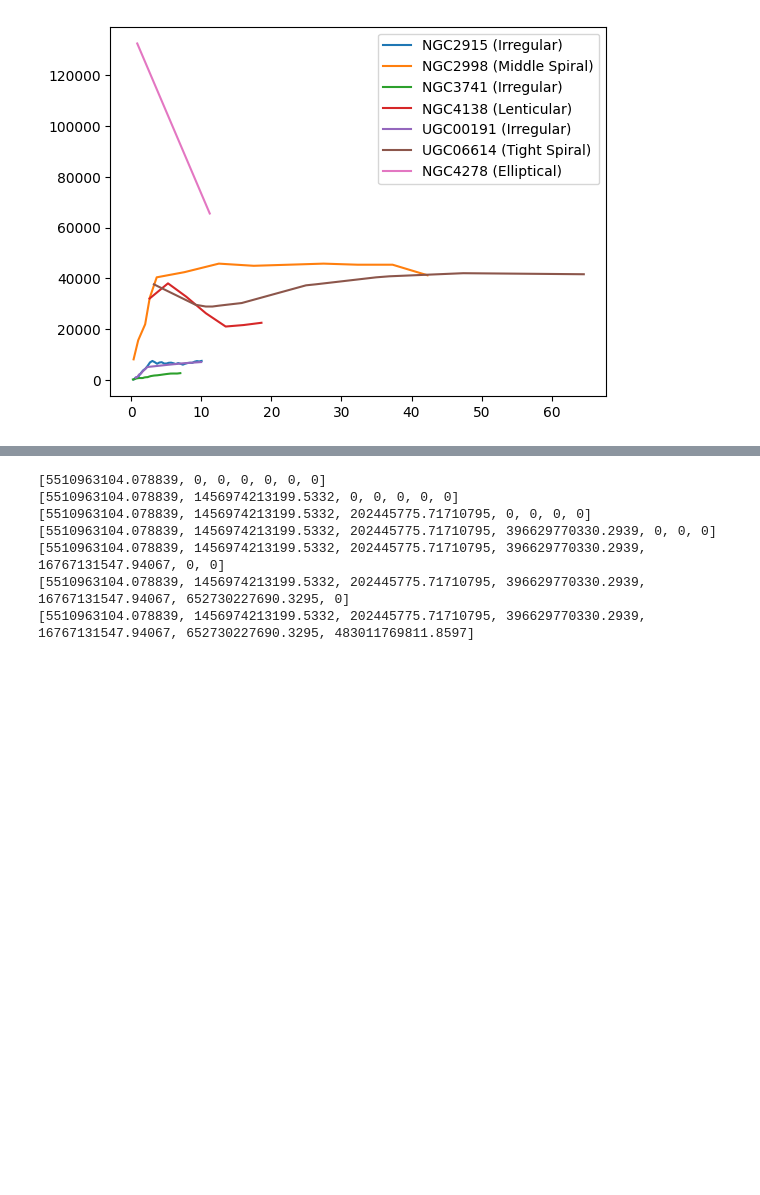
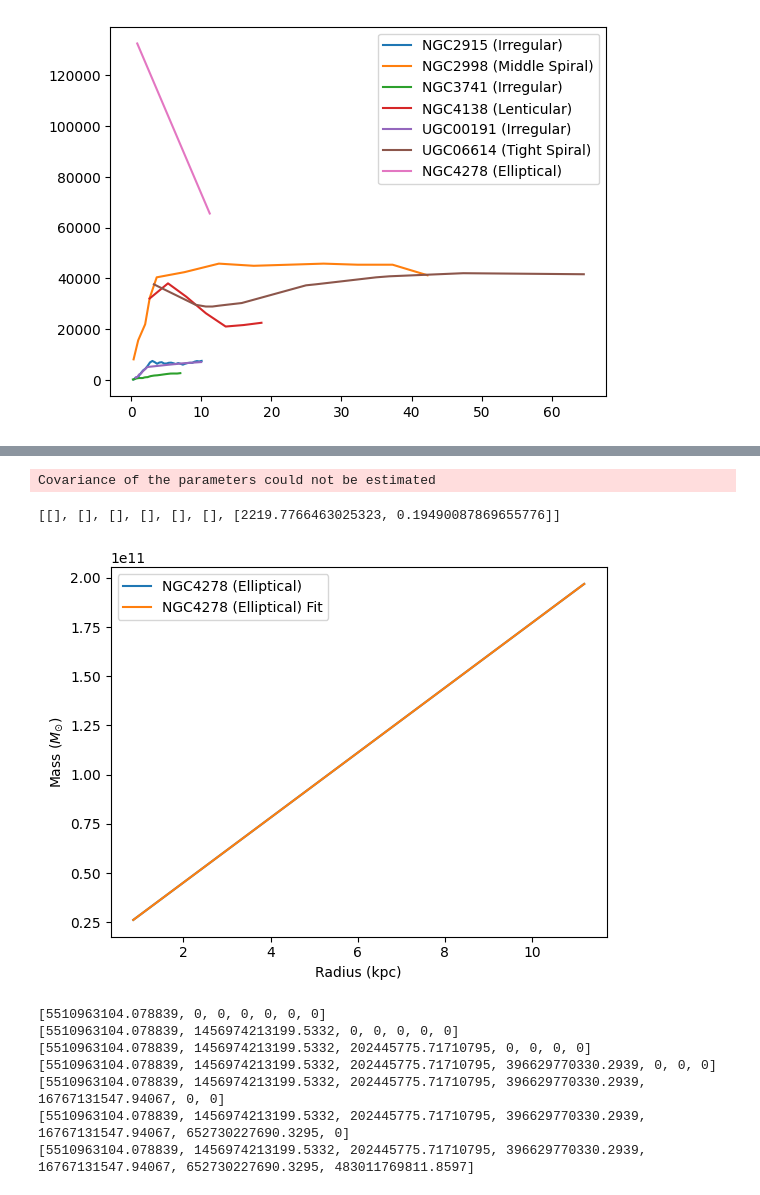
Before and after one commit to Jminding/ComputationalAstrophysics, a Jupyter notebook: Python/qualityflags.ipynb, the cells around one changed output, grey strips where cells are left out. Saved outputs shown, nothing was run; the diff lists cells and outputs as text; code cells hidden in the pictures; blank space fills up the shorter version.

```diff
--- a/Python/qualityflags.ipynb
+++ b/Python/qualityflags.ipynb
@@ -569,3 +554,69 @@ for i in range(len(galaxies)):
+# %%
+c = [6]
+# plot mass vs radius for each galaxy
+for i in range(len(galaxies)):
+    if i in c:
+        plt.plot(df3["Radius"].tolist()[i], mass[i], label=galaxy_legend[i])
+        # pass
+# plt.xscale("log")
+# plt.yscale("log")
+# plt.show()
+
+# fit an exponential equation to the mass function of each galaxy using np.polyfit
+mass_fits = [[]] * 7
+for i in range(len(galaxies)):
+    if i in c:
+        # use scipy curve_fit to match an exponential function to the data
+        # func = lambda x, a, b: a * np.exp(b * x)
+        def func(x, a, b):
+            return 1e7 * a * np.exp(abs(b) * x)
+            # return a * x ** 2 + b * x + c
+        maxfev = 1000000 # Increase the maximum number of function evaluations
+        ftol = 2.21e-16  # Set a lower convergence tolerance
+        popt, pcov = curve_fit(func, np.array(df3["Radius"].tolist()[i], dtype=np.float128), mass[i], method="trf", p0=[0.5, 0.5], maxfev=maxfev, ftol=ftol)
+        # do it using np.polyfit
+        # popt = np.polyfit(np.array(df3["Radius"].tolist()[i]), mass[i], 1)
+        mass_fits[i] = list(map(float, [popt[0], popt[1]]))
+        x = np.linspace(min(df3["Radius"].tolist()[i]), max(df3["Radius"].tolist()[i]), len(df3["Radius"].tolist()[i]))
+        plt.plot(x, func(np.array(df3["Radius"].tolist()[i]), *mass_fits[i]), label=galaxy_legend[i] + " Fit")
+print(mass_fits)
+
+plt.rcParams['text.usetex'] = True
+plt.xlabel(r"Radius (kpc)")
+plt.ylabel(r"Mass ($M_{\odot}$)")
+plt.rcParams['text.usetex'] = False
+
+# for i in range(len(galaxies)):
+#     if i == 2:
+#         a, b = mass_fits[i]
+#         plt.plot(df3["Radius"].tolist()[i], a * np.exp(b * np.array(df3["Radius"].tolist()[i])), label=galaxy_legend[i] + " Fit")
+
+# plt.yscale("log")
+# plt.xscale("log")
+plt.legend()
+plt.show()
+
+# print(mass_fits)
+# # Plot mass fits
+# for i in range(len(galaxies)):
+#     # plt.plot(r[i], mass[i], label=galaxy_legend[i])
+#         plt.plot(r[i], np.polyval(mass_fits[i], r[i]), label=galaxy_legend[i] + " Fit")
+# plt.legend()
+# plt.show()
+# for i in range(len(galaxies)):
+#     if i in [3, 5, 6]:
+#         print(np.polyval(mass_fits[i], 0))
+# # calculate R^2 for each mass fit
+# for i in range(len(galaxies)):
+#         residuals = [mass[i][j] - (float(mass_fits[i][0]) * r[i][j] + float(mass_fits[i][1])) for j in range(len(mass[i]))]
+#         ss_res = np.sum(residuals ** 2)
+#         ss_tot = np.sum((mass[i] - np.mean(mass[i])) ** 2)
+#         r_squared = 1 - (ss_res / ss_tot)
+#         print(r_squared)
+# %% [output]
+Covariance of the parameters could not be estimated
+[[], [], [], [], [], [], [2219.7766463025323, 0.19490087869655776]]
+[figure, added]
 # %%
 added_luminosities = [0] * 7
 # Plot luminosity vs radius for each galaxy
```
Also changed, not shown: parts of 3 cells of this notebook, 9 other files.
